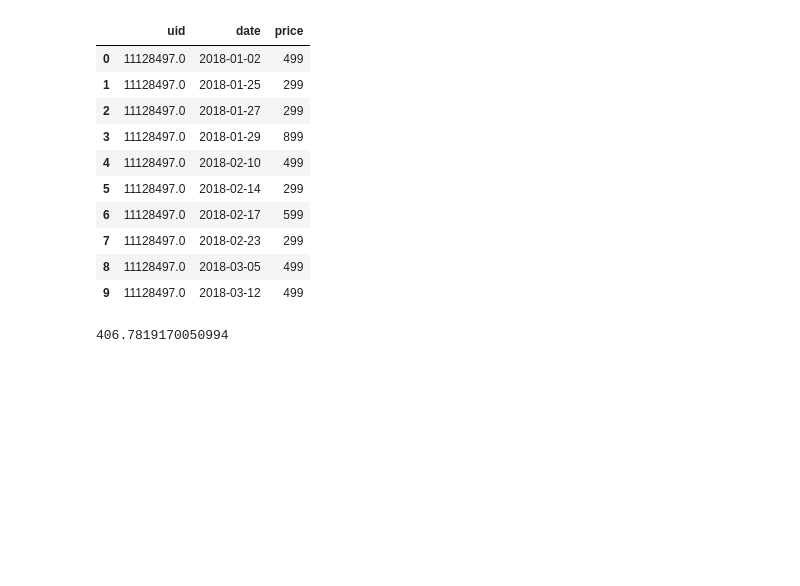
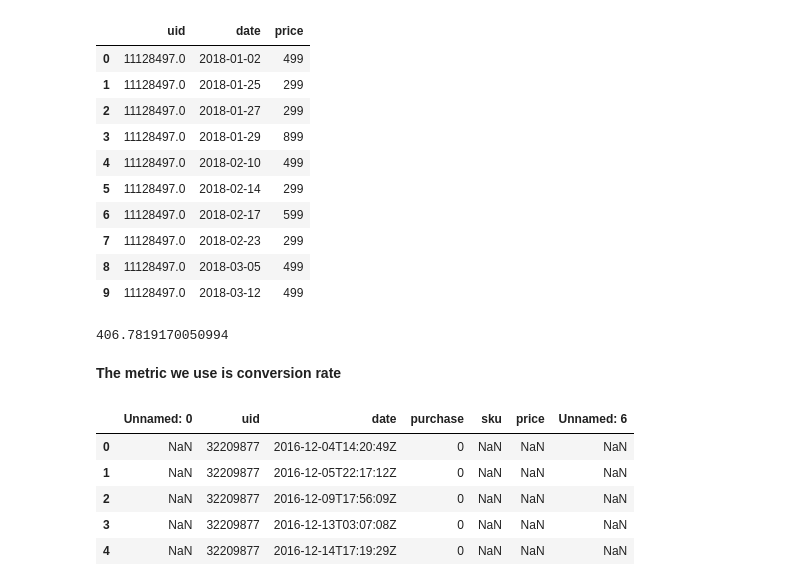
Before and after one commit to sushant2811/customerAnalyticsWithA-BTesting, a Jupyter notebook: customerAnalyticsWithA-BTesting.ipynb, the cells around one changed output. Cells and saved outputs as stored; diff of their text form; code cells hidden in the pictures; blank space fills up the shorter version.

```diff
--- a/customerAnalyticsWithA-BTesting.ipynb
+++ b/customerAnalyticsWithA-BTesting.ipynb
@@ -524,3 +524,16 @@ revenueUserDay.head(10)
 revenueUserDay.price.mean()
 # %% [output]
 406.7819170050994
+# %% [markdown]
+**The metric we use is conversion rate**
+# %%
+paywallViews = pd.read_csv('./datasets/paywallViews.csv', header = 1)
+# %%
+paywallViews.head()
+# %% [output]
+|  | Unnamed: 0 | uid | date | purchase | sku | price | Unnamed: 6 |
+| 0 | NaN | 32209877 | 2016-12-04T14:20:49Z | 0 | NaN | NaN | NaN |
+| 1 | NaN | 32209877 | 2016-12-05T22:17:12Z | 0 | NaN | NaN | NaN |
+| 2 | NaN | 32209877 | 2016-12-09T17:56:09Z | 0 | NaN | NaN | NaN |
+| 3 | NaN | 32209877 | 2016-12-13T03:07:08Z | 0 | NaN | NaN | NaN |
+| 4 | NaN | 32209877 | 2016-12-14T17:19:29Z | 0 | NaN | NaN | NaN |
```
Also changed, not shown: parts of 15 cells of this notebook.
